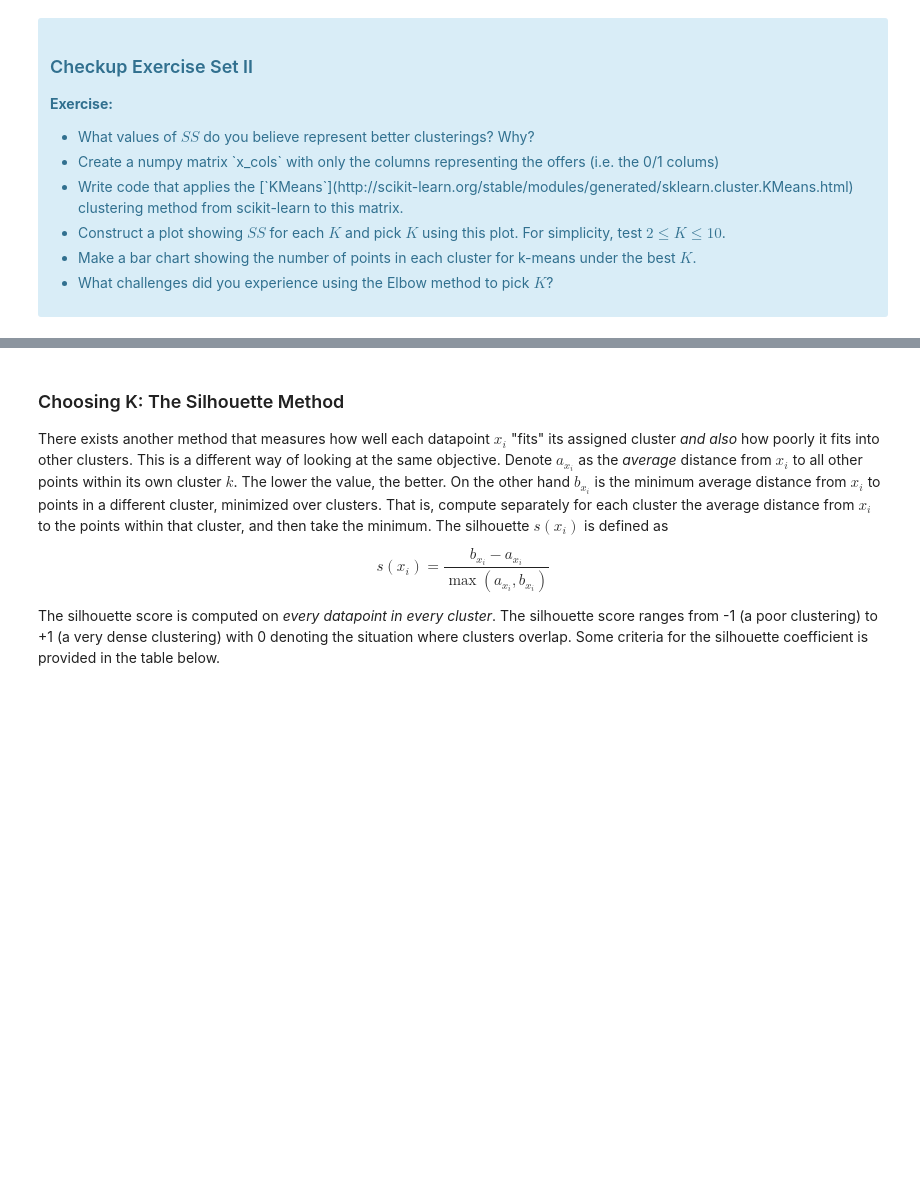
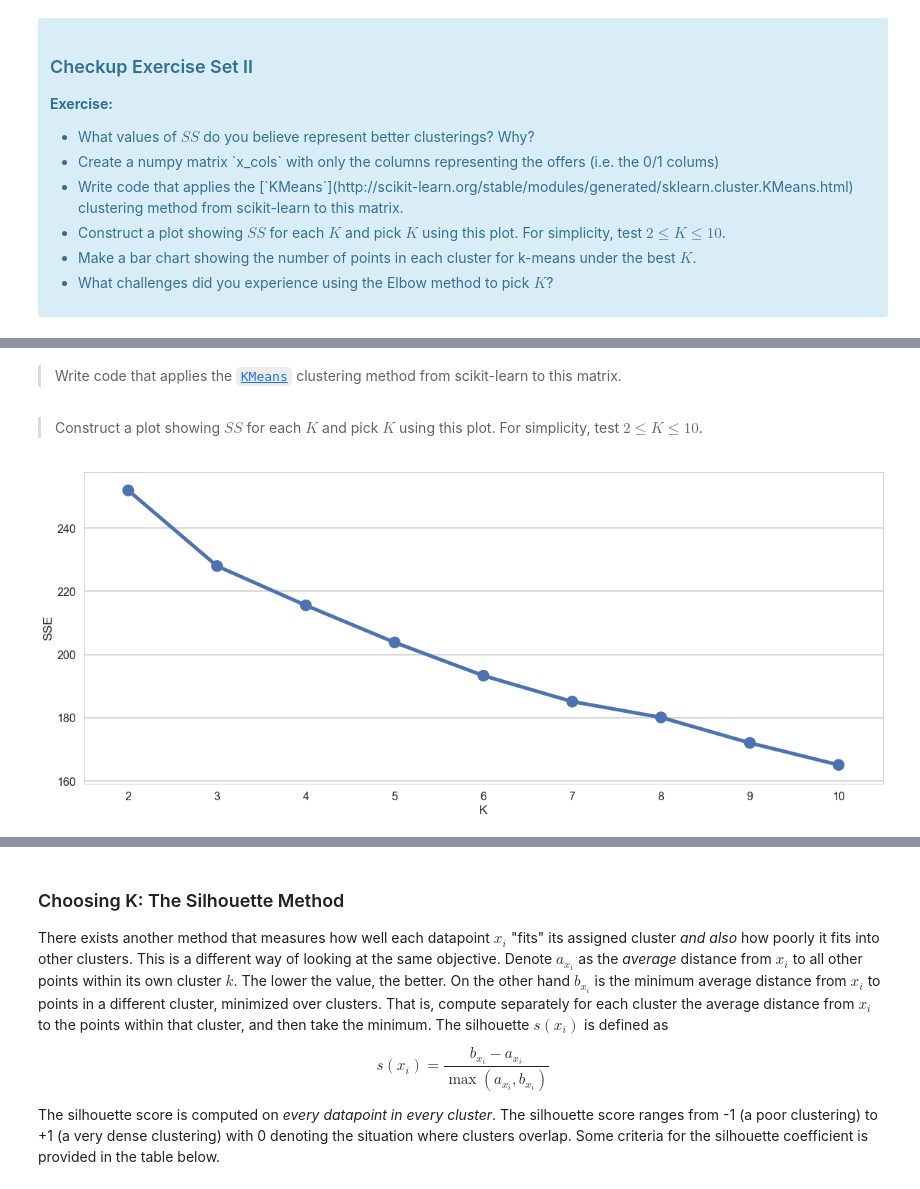
Before and after one commit to SatyaSiddharthDash/Mini_Projects, a Jupyter notebook: Mini_Project_Clustering.ipynb, the cells around one changed output, grey strips where cells are left out. Cells and saved outputs as stored; diff of their text form; code cells hidden in the pictures; blank space fills up the shorter version.

Commit message:
clustering exercise added

```diff
--- a/Mini_Project_Clustering.ipynb
+++ b/Mini_Project_Clustering.ipynb
@@ -64,0 +75,3 @@ matrix = matrix.fillna(0).reset_index()
+# %%
+table = pd.pivot_table(df, values = 'n', index = ['customer_name'], columns = ['offer_id'], fill_value = 0.0)
+table.head()
@@ -96,12 +112,0 @@ x_cols = matrix.columns[1:]
-# %%
-distortions = []
-from sklearn.cluster import KMeans
-for k in range(2, 20):
-    cluster = KMeans(n_clusters=k, n_init = 30, max_iter = 400)
-    matrix['cluster'] = cluster.fit_predict(matrix[matrix.columns[2:]])
-    distortions.append(cluster.inertia_)
-
-plt.plot(range(2, 20), distortions, marker='o')
-plt.xlabel('Number of clusters')
-plt.ylabel('Distortion')
-plt.show()
@@ -120,0 +119,3 @@ plt.show()
+# %%
+x_cols = table.as_matrix()
+x_cols
@@ -120,0 +130,24 @@ plt.show()
+# %% [markdown]
+> Write code that applies the [`KMeans`](http://scikit-learn.org/stable/modules/generated/sklearn.cluster.KMeans.html) clustering method from scikit-learn to this matrix.
+# %%
+from sklearn.cluster import KMeans
+import numpy as np
+
+ks = np.arange(2, 11)
+scores = []
+
+# add random state to make results determinitic
+for k in ks:
+    kmeans = KMeans(n_clusters = k, random_state = 10)
+    kmeans.fit(x_cols)
+    scores.append(kmeans.inertia_)
+# %% [markdown]
+> Construct a plot showing $SS$ for each $K$ and pick $K$ using this plot. For simplicity, test $2 \le K \le 10$.
+# %%
+fig, ax = plt.subplots(figsize = (20,8))
+sns.pointplot(x = ks, y = scores, ax = ax)
+plt.xlabel('K')
+plt.ylabel('SSE')
+plt.show()
+# %% [output]
+[figure, added]
```
Also changed, not shown: parts of 55 cells of this notebook, 1 other file.
